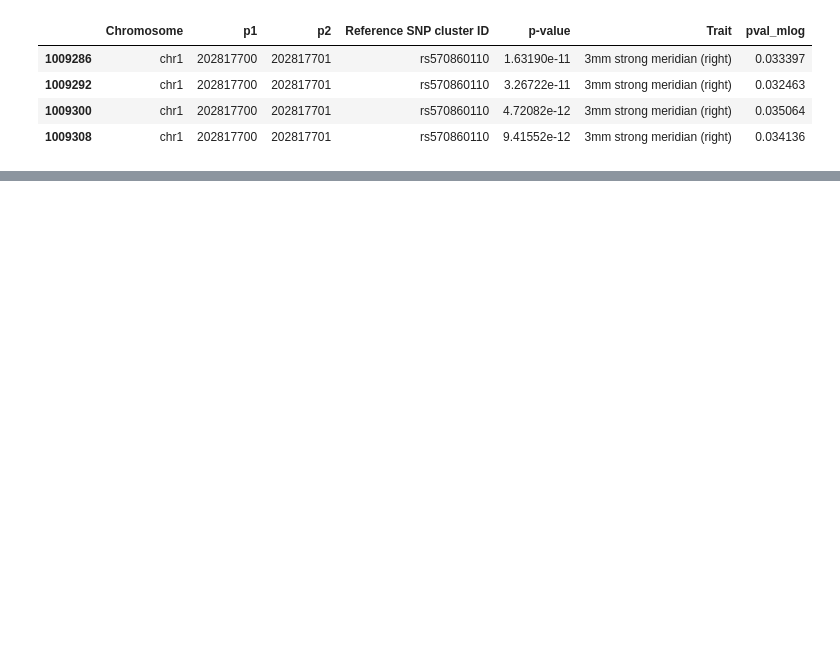
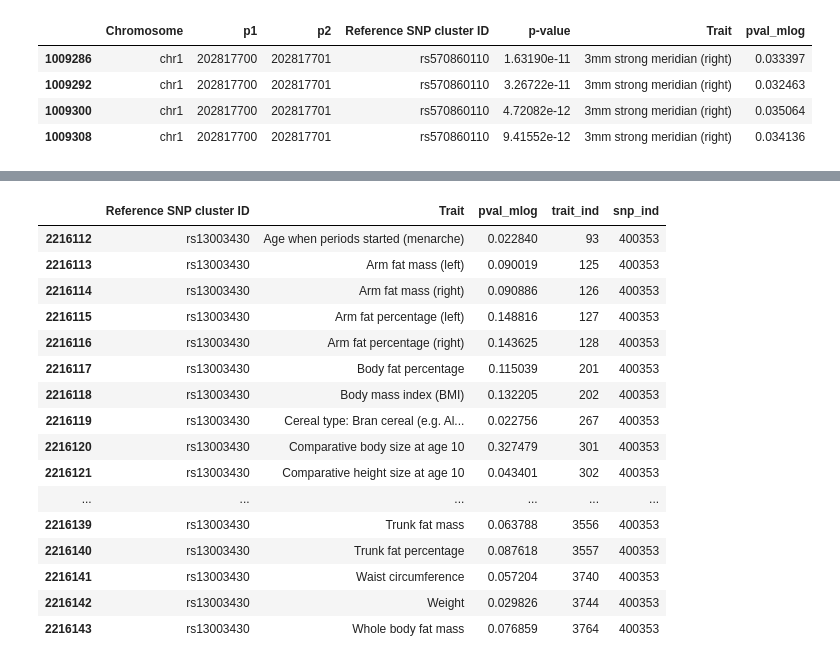
Before and after one commit to meuleman/gilbertAPI, a Jupyter notebook: recommendersystems/lightfm/GWAS/LightFM_GWAS_CT20210928.ipynb, the cells around one changed output, grey strips where cells are left out. Saved outputs shown, nothing was run; the diff lists cells and outputs as text; code cells hidden in the pictures; blank space fills up the shorter version.

```diff
--- a/recommendersystems/lightfm/GWAS/LightFM_GWAS_CT20210928.ipynb
+++ b/recommendersystems/lightfm/GWAS/LightFM_GWAS_CT20210928.ipynb
@@ -228,0 +416,21 @@ df[(df['Reference SNP cluster ID']=='rs570860110')&(df['Trait']=='3mm strong mer
+# %%
+# new model
+ts[(ts['Reference SNP cluster ID']=='rs13003430')]
+# %% [output]
+|  | Reference SNP cluster ID | Trait | pval_mlog | trait_ind | snp_ind |
+| 2216112 | rs13003430 | Age when periods started (menarche) | 0.022840 | 93 | 400353 |
+| 2216113 | rs13003430 | Arm fat mass (left) | 0.090019 | 125 | 400353 |
+| 2216114 | rs13003430 | Arm fat mass (right) | 0.090886 | 126 | 400353 |
+| 2216115 | rs13003430 | Arm fat percentage (left) | 0.148816 | 127 | 400353 |
+| 2216116 | rs13003430 | Arm fat percentage (right) | 0.143625 | 128 | 400353 |
+| 2216117 | rs13003430 | Body fat percentage | 0.115039 | 201 | 400353 |
+| 2216118 | rs13003430 | Body mass index (BMI) | 0.132205 | 202 | 400353 |
+| 2216119 | rs13003430 | Cereal type: Bran cereal (e.g. Al... | 0.022756 | 267 | 400353 |
+| 2216120 | rs13003430 | Comparative body size at age 10 | 0.327479 | 301 | 400353 |
+| 2216121 | rs13003430 | Comparative height size at age 10 | 0.043401 | 302 | 400353 |
+| ... | ... | ... | ... | ... | ... |
+| 2216139 | rs13003430 | Trunk fat mass | 0.063788 | 3556 | 400353 |
+| 2216140 | rs13003430 | Trunk fat percentage | 0.087618 | 3557 | 400353 |
+| 2216141 | rs13003430 | Waist circumference | 0.057204 | 3740 | 400353 |
+| 2216142 | rs13003430 | Weight | 0.029826 | 3744 | 400353 |
+| 2216143 | rs13003430 | Whole body fat mass | 0.076859 | 3764 | 400353 |
```
Also changed, not shown: parts of 22 cells of this notebook.
